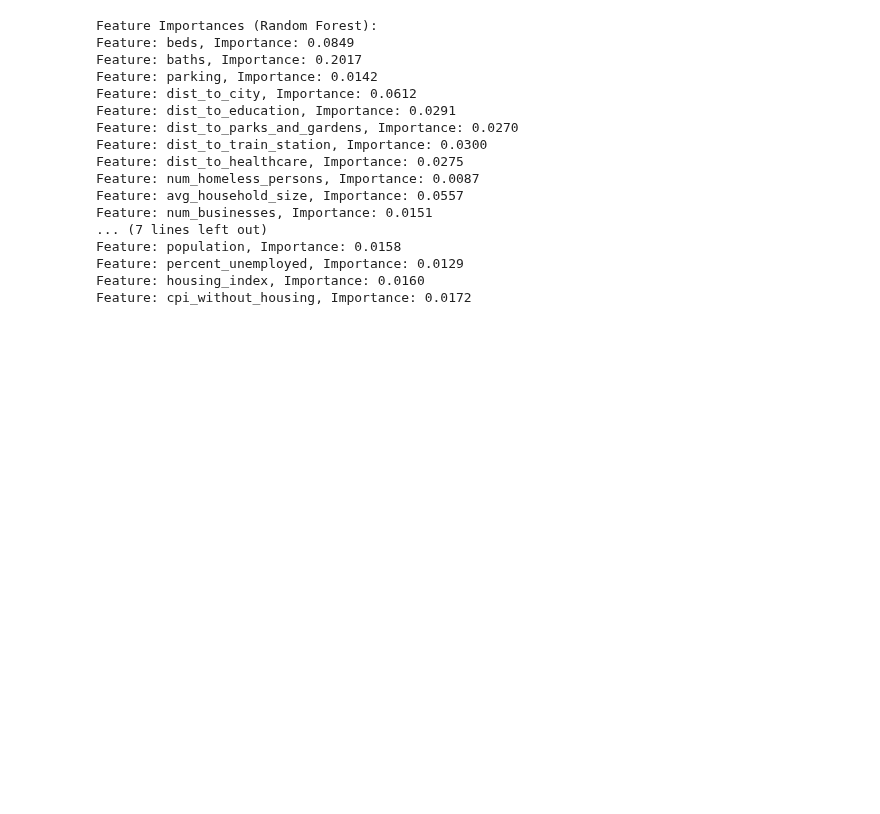
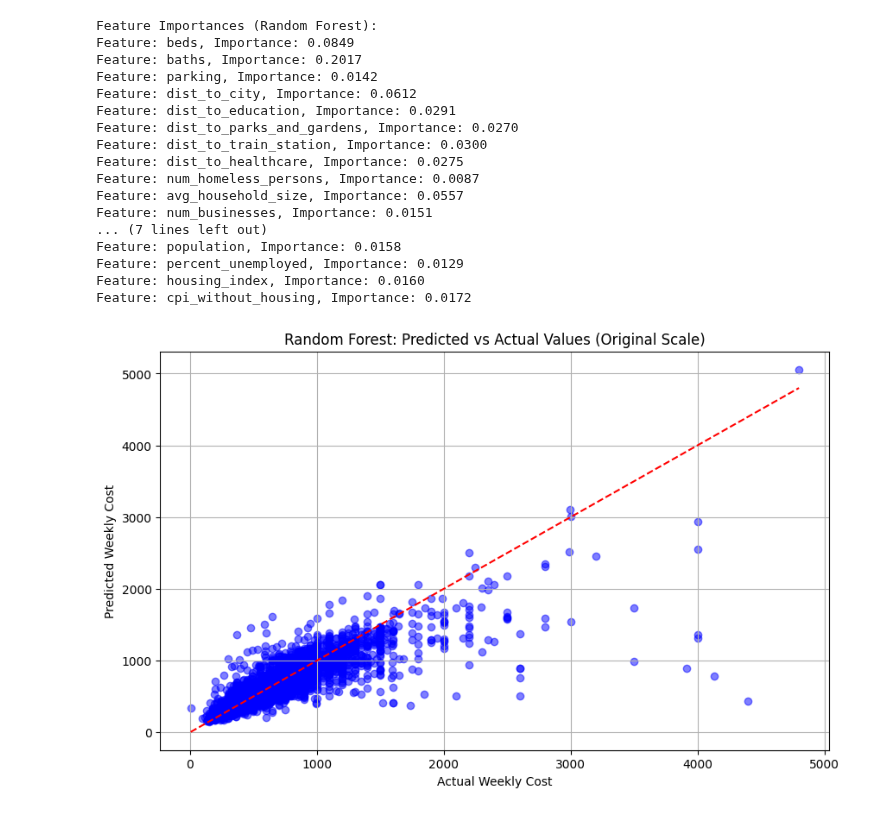
Before and after one commit to MAST30034-AppliedDataScience/project-2-group-real-estate-industry-project-31, a Jupyter notebook: notebooks/modelling_properties.ipynb, the cells around one changed output. Drawn from its saved outputs; the diff is of its cells as text; code cells hidden in the pictures; blank space fills up the shorter version.

```diff
--- a/notebooks/modelling_properties.ipynb
+++ b/notebooks/modelling_properties.ipynb
@@ -408,3 +421,16 @@ Feature: population, Importance: 0.0158
 Feature: percent_unemployed, Importance: 0.0129
 Feature: housing_index, Importance: 0.0160
 Feature: cpi_without_housing, Importance: 0.0172
+# %%
+# PLOTTING PREDICTED VS ACTUAL
+
+plt.figure(figsize=(10, 6))
+plt.scatter(y_test_gm_orig, y_pred_rf_gm_orig, alpha=0.5, color='blue')
+plt.plot([min(y_test_gm_orig), max(y_test_gm_orig)], [min(y_test_gm_orig), max(y_test_gm_orig)], color='red', linestyle='--')
+plt.title('Random Forest: Predicted vs Actual Values (Original Scale)')
+plt.xlabel('Actual Weekly Cost')
+plt.ylabel('Predicted Weekly Cost')
+plt.grid(True)
+plt.show()
+# %% [output]
+[figure, added]
```
Also changed, not shown: parts of 8 cells of this notebook.
